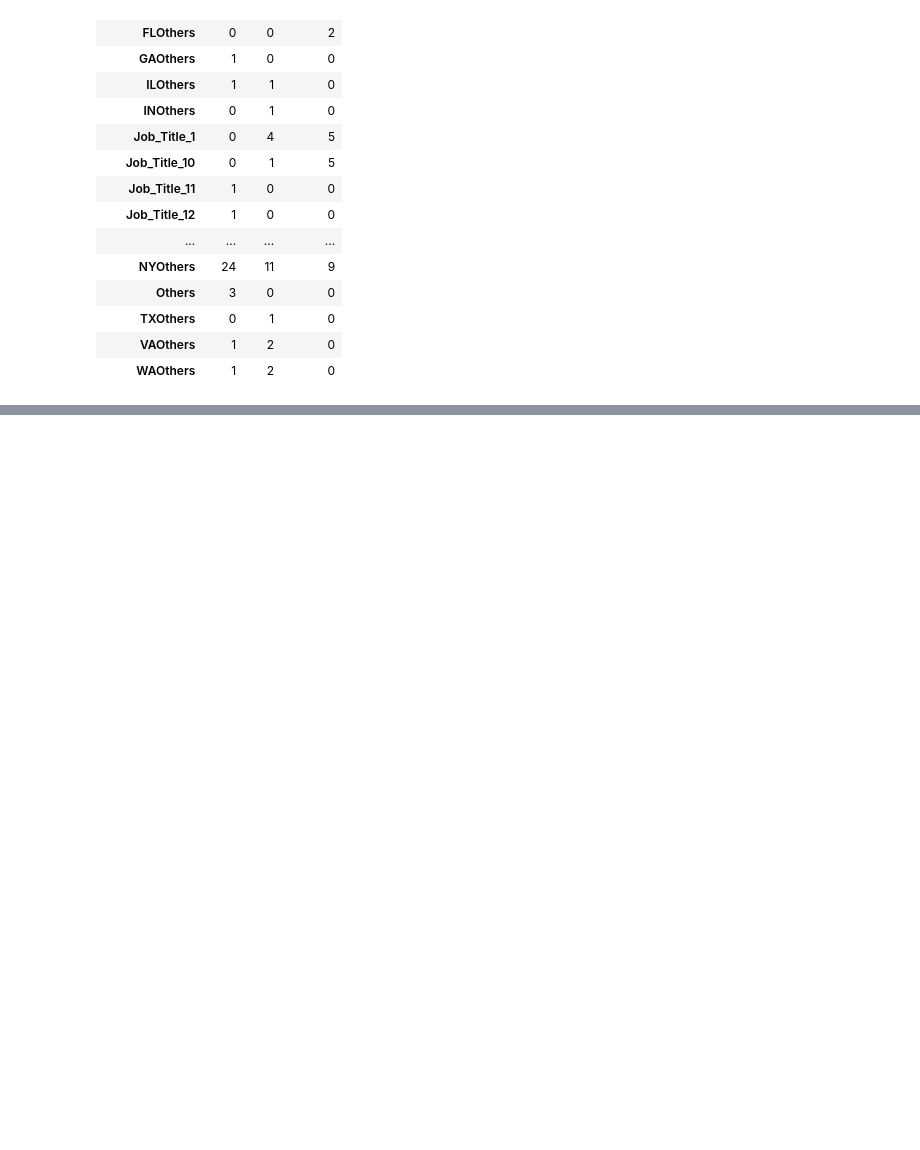
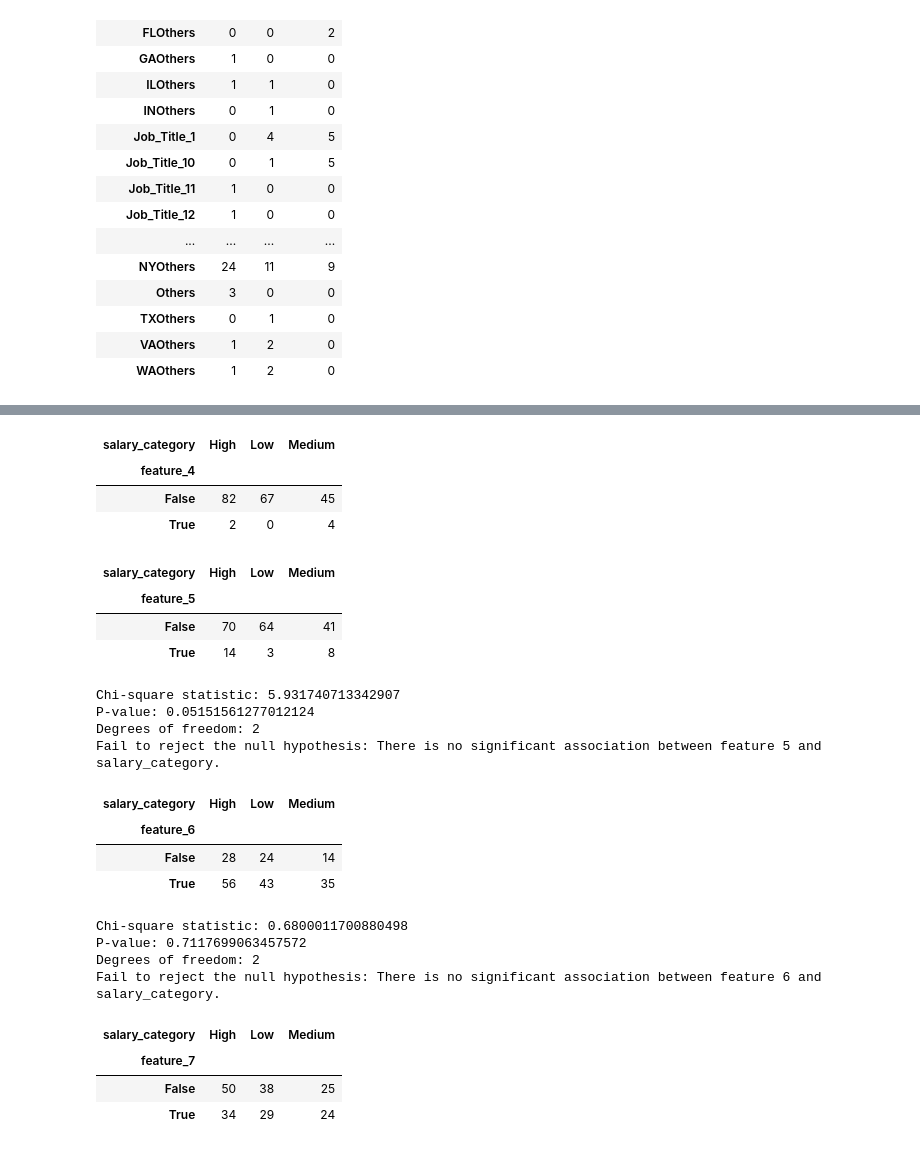
Before and after one commit to thimmie52/EngineerSalaryPred, a Jupyter notebook: analysis.ipynb, the cells around one changed output, grey strips where cells are left out. Saved outputs shown, nothing was run; the diff lists cells and outputs as text; code cells hidden in the pictures; blank space fills up the shorter version.

```diff
--- a/analysis.ipynb
+++ b/analysis.ipynb
@@ -229,0 +323,72 @@ pd.crosstab(masked_df['job_title_state'], masked_df['salary_category'])
+# %%
+pd.crosstab(train_dir['feature_4'], train_dir['salary_category'])
+# %% [output]
+| salary_category | High | Low | Medium |
+| feature_4 |  |  |  |
+| False | 82 | 67 | 45 |
+| True | 2 | 0 | 4 |
+# %%
+pd.crosstab(train_dir['feature_5'], train_dir['salary_category'])
+# %% [output]
+| salary_category | High | Low | Medium |
+| feature_5 |  |  |  |
+| False | 70 | 64 | 41 |
+| True | 14 | 3 | 8 |
+# %%
+contingency_table = pd.crosstab(train_dir['feature_5'], train_dir['salary_category'])
+
+# Calculate the Chi-square test of independence
+chi2, p, dof, expected = chi2_contingency(contingency_table)
+
+print(f"Chi-square statistic: {chi2}")
+print(f"P-value: {p}")
+print(f"Degrees of freedom: {dof}")
+# print("Expected frequencies:\n", expected) # Uncomment to see expected frequencies
+
+# Interpret the results
+alpha = 0.05
+if p < alpha:
+    print("Reject the null hypothesis: There is a significant association between feature 5 and salary_category.")
+else:
+    print("Fail to reject the null hypothesis: There is no significant association between feature 5 and salary_category.")
+# %% [output]
+Chi-square statistic: 5.931740713342907
+P-value: 0.05151561277012124
+Degrees of freedom: 2
+Fail to reject the null hypothesis: There is no significant association between feature 5 and salary_category.
+# %%
+pd.crosstab(train_dir['feature_6'], train_dir['salary_category'])
+# %% [output]
+| salary_category | High | Low | Medium |
+| feature_6 |  |  |  |
+| False | 28 | 24 | 14 |
+| True | 56 | 43 | 35 |
+# %%
+contingency_table = pd.crosstab(train_dir['feature_6'], train_dir['salary_category'])
+
+# Calculate the Chi-square test of independence
+chi2, p, dof, expected = chi2_contingency(contingency_table)
+
+print(f"Chi-square statistic: {chi2}")
+print(f"P-value: {p}")
+print(f"Degrees of freedom: {dof}")
+# print("Expected frequencies:\n", expected) # Uncomment to see expected frequencies
+
+# Interpret the results
+alpha = 0.05
+if p < alpha:
+    print("Reject the null hypothesis: There is a significant association between feature 6 and salary_category.")
+else:
+    print("Fail to reject the null hypothesis: There is no significant association between feature 6 and salary_category.")
+# %% [output]
+Chi-square statistic: 0.6800011700880498
+P-value: 0.7117699063457572
+Degrees of freedom: 2
+Fail to reject the null hypothesis: There is no significant association between feature 6 and salary_category.
+# %%
+pd.crosstab(train_dir['feature_7'], train_dir['salary_category'])
+# %% [output]
+| salary_category | High | Low | Medium |
+| feature_7 |  |  |  |
+| False | 50 | 38 | 25 |
+| True | 34 | 29 | 24 |
```
Also changed, not shown: parts of 21 cells of this notebook.
